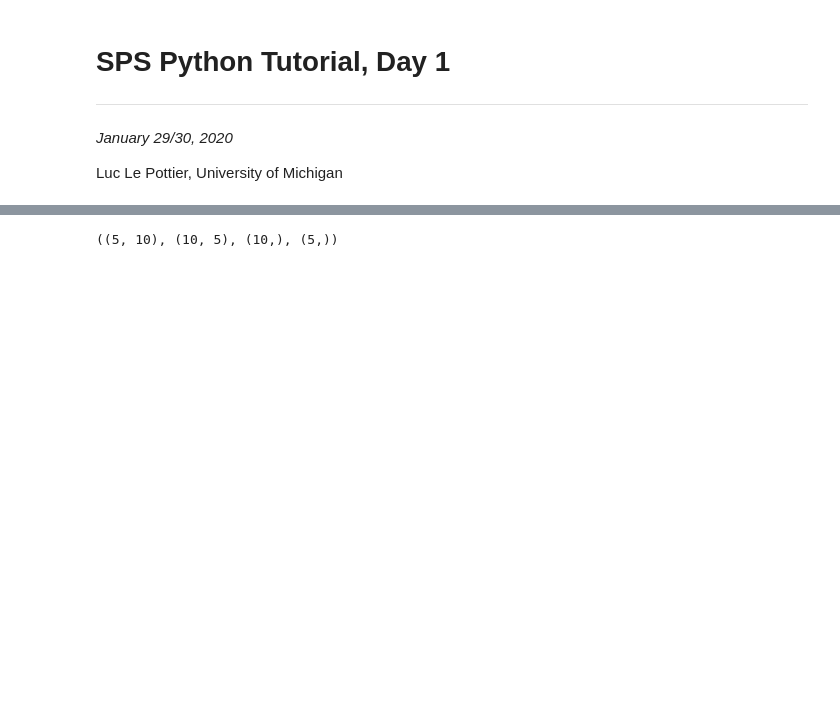
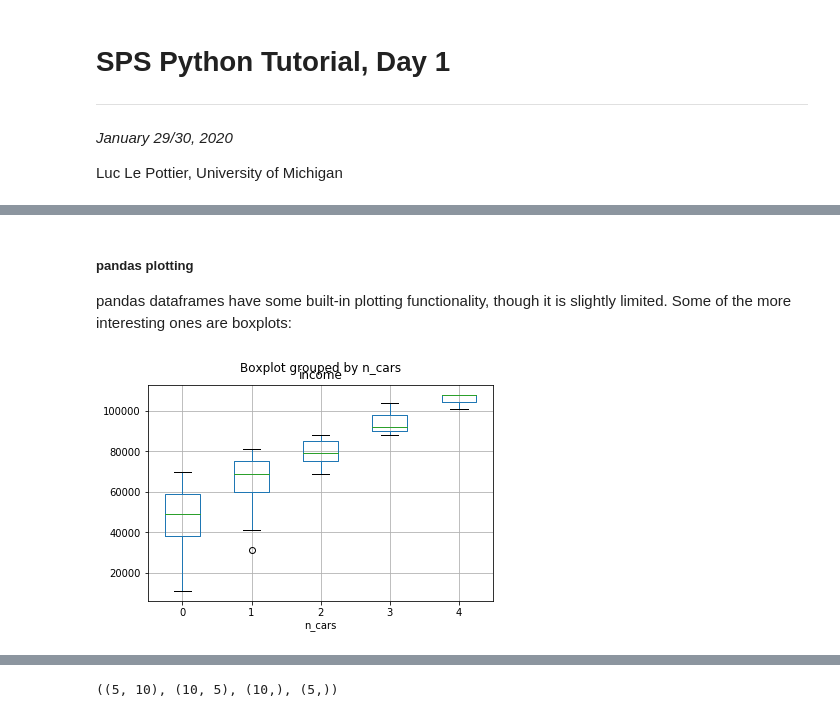
Before and after one commit to luclepot/SPS_ml_tutorial, a Jupyter notebook: day1/2_data.ipynb, the cells around one changed output, grey strips where cells are left out. Cells and saved outputs as stored; diff of their text form; code cells hidden in the pictures; blank space fills up the shorter version.

Commit message:
finishing with data soon

```diff
--- a/day1/2_data.ipynb
+++ b/day1/2_data.ipynb
@@ -30,0 +211,15 @@ import numpy as np
+# %%
+import pandas as pd
+
+
+# make random data of size N
+N = 150
+year = np.random.randint(1950, 1990, N)
+
+income = 1e3*np.round(np.random.normal(loc=62, scale=20, size=N))
+income[income < 1000] = 1000
+
+# some fake relation between income and # cars
+n_cars = (income**3./(income**3.).mean() + np.random.uniform(-.5, 1.0, N)).astype(int)
+
+data = pd.DataFrame({'birth_year': year, 'income': income, 'n_cars': n_cars})
@@ -30,0 +271,4 @@ import numpy as np
+# %%
+data['income_per_car'] = data.income/data.n_cars
+
+data.income_per_car.head(10)
@@ -30,0 +289,3 @@ import numpy as np
+# %%
+data.income_per_car.replace(np.inf, np.nan, inplace=True)
+data.income_per_car.head()
@@ -30,0 +299,3 @@ import numpy as np
+# %%
+data.fillna(0, inplace=True)
+data.head(10)
@@ -30,0 +314,7 @@ import numpy as np
+# %% [markdown]
+##### pandas plotting
+pandas dataframes have some built-in plotting functionality, though it is slightly limited. Some of the more interesting ones are boxplots:
+# %%
+_ = data.boxplot('income', 'n_cars')
+# %% [output]
+[figure, added]
```
Also changed, not shown: parts of 52 cells of this notebook, 2 other files.
